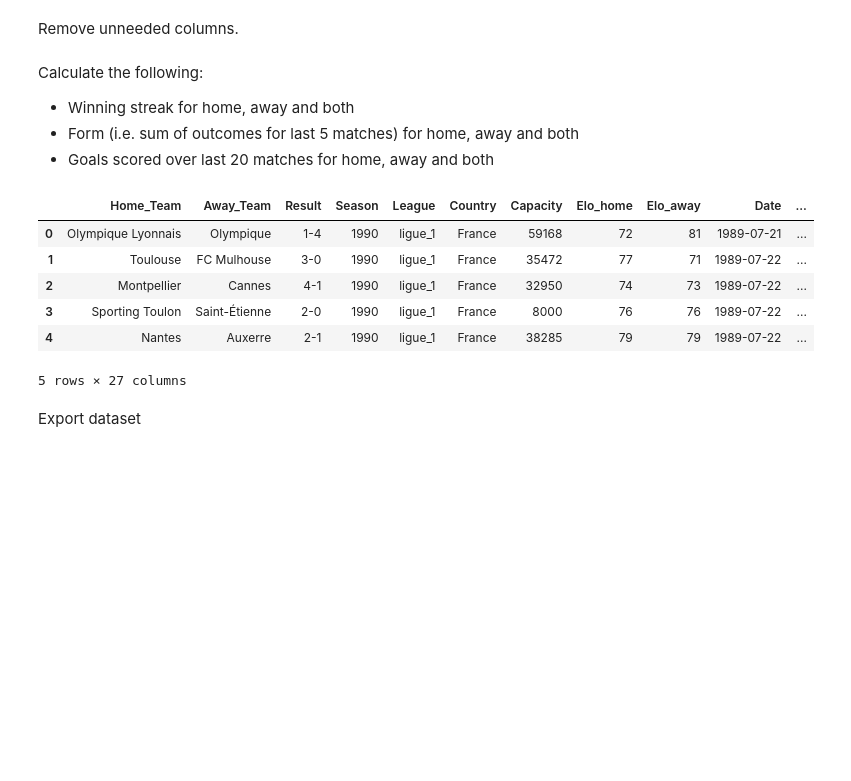
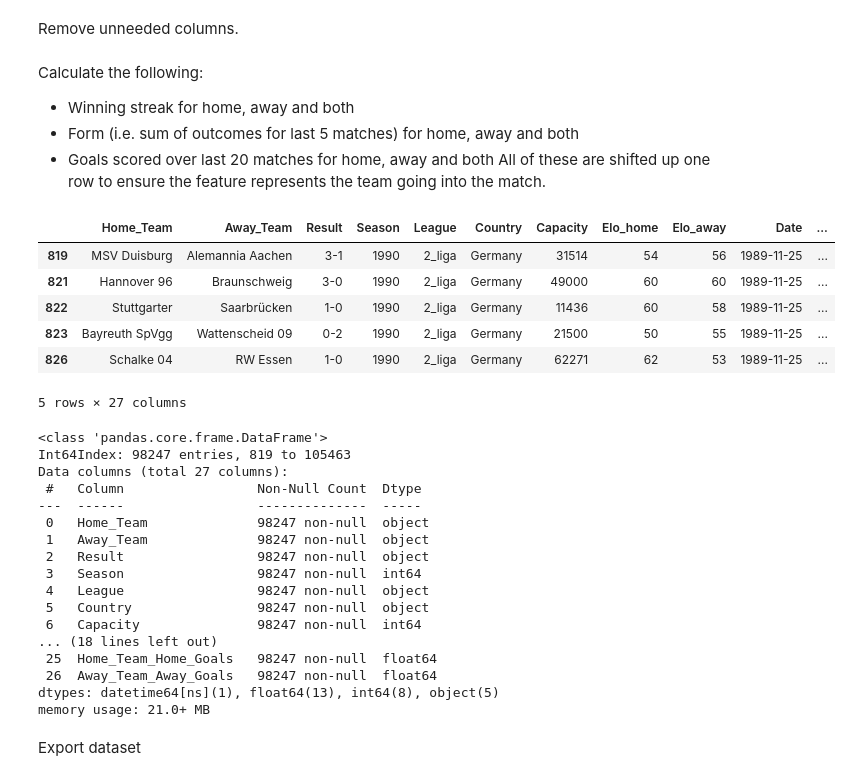
Before and after one commit to jonnysniper13/Football_Match_Outcome_Prediction, a Jupyter notebook: project/iii_feature_eng.ipynb, the cells around one changed output. Saved outputs shown, nothing was run; the diff lists cells and outputs as text; code cells hidden in the pictures; blank space fills up the shorter version.

Commit message:
Shifts form data and updates gitignore

```diff
--- a/project/iii_feature_eng.ipynb
+++ b/project/iii_feature_eng.ipynb
@@ -98,6 +99,7 @@ Calculate the following:
 - Winning streak for home, away and both
 - Form (i.e. sum of outcomes for last 5 matches) for home, away and both
 - Goals scored over last 20 matches for home, away and both
+All of these are shifted up one row to ensure the feature represents the team going into the match.
 # %%
 def get_streak(df, team):
     team_result_series = df['Outcome'].where(df['Home_Team'] == team, -df['Outcome'])
@@ -107,49 +109,80 @@ def get_streak(df, team):
 def get_form(df, team):
     period = 5
     team_result_series = df['Outcome'].where(df['Home_Team'] == team, -df['Outcome'])
     return team_result_series.rolling(period).sum()
 
 def get_goals(df, team, home, away):
     period = 10
     home_goal_series = df['Home_Goals'].where(df['Home_Team'] == team, 0).rolling(period).sum() / period
     away_goal_series = df['Away_Goals'].where(df['Away_Team'] == team, 0).rolling(period).sum() / period
     return home * home_goal_series + away * away_goal_series
 
 for team in set(df['Home_Team'].to_list()):
     f_mask = (df['Home_Team'] == team) | (df['Away_Team'] == team)
     h_mask = (df['Home_Team'] == team)
     a_mask = (df['Away_Team'] == team)
 
-    df.loc[f_mask, 'temp'] = get_streak(df[f_mask], team)
+    df.loc[f_mask, 'temp'] = get_streak(df[f_mask], team).shift()
     df.loc[h_mask, 'Home_Team_Streak'] = df.loc[h_mask, 'temp']
     df.loc[a_mask, 'Away_Team_Streak'] = df.loc[a_mask, 'temp']
 
-    df.loc[h_mask, 'Home_Team_Home_Streak'] = get_streak(df[h_mask], team)
-    df.loc[a_mask, 'Away_Team_Away_Streak'] = get_streak(df[a_mask], team)
+    df.loc[h_mask, 'Home_Team_Home_Streak'] = get_streak(df[h_mask], team).shift()
+    df.loc[a_mask, 'Away_Team_Away_Streak'] = get_streak(df[a_mask], team).shift()
 
-    df.loc[f_mask, 'temp'] = get_form(df[f_mask], team)
+    df.loc[f_mask, 'temp'] = get_form(df[f_mask], team).shift()
     df.loc[h_mask, 'Home_Team_Form'] = df.loc[h_mask, 'temp']
     df.loc[a_mask, 'Away_Team_Form'] = df.loc[a_mask, 'temp']
 
-    df.loc[h_mask, 'Home_Team_Home_Form'] = get_form(df[h_mask], team)
-    df.loc[a_mask, 'Away_Team_Away_Form'] = get_form(df[a_mask], team)
+    df.loc[h_mask, 'Home_Team_Home_Form'] = get_form(df[h_mask], team).shift()
+    df.loc[a_mask, 'Away_Team_Away_Form'] = get_form(df[a_mask], team).shift()
 
-    df.loc[f_mask, 'temp'] = get_goals(df[f_mask], team, home=1, away=1)
+    df.loc[f_mask, 'temp'] = get_goals(df[f_mask], team, home=1, away=1).shift()
     df.loc[h_mask, 'Home_Team_Goals'] = df.loc[h_mask, 'temp']
     df.loc[a_mask, 'Away_Team_Goals'] = df.loc[a_mask, 'temp']
 
-    df.loc[h_mask, 'Home_Team_Home_Goals'] = get_goals(df[h_mask], team, home=1, away=0)
-    df.loc[a_mask, 'Away_Team_Away_Goals'] = get_goals(df[a_mask], team, home=0, away=1)
+    df.loc[h_mask, 'Home_Team_Home_Goals'] = get_goals(df[h_mask], team, home=1, away=0).shift()
+    df.loc[a_mask, 'Away_Team_Away_Goals'] = get_goals(df[a_mask], team, home=0, away=1).shift()
 df.drop(['temp'], axis=1)
-df.head()
+df = df.dropna(axis=0, subset=[
+    'Home_Team_Streak',
+    'Away_Team_Streak',
+    'Home_Team_Home_Streak',
+    'Away_Team_Away_Streak',
+    'Home_Team_Form',
+    'Away_Team_Form',
+    'Home_Team_Home_Form',
+    'Away_Team_Away_Form',
+    'Home_Team_Goals',
+    'Away_Team_Goals',
+    'Home_Team_Home_Goals',
+    'Away_Team_Away_Goals'])
+display(df.head())
+df.info()
 # %% [output]
 |  | Home_Team | Away_Team | Result | Season | League | Country | Capacity | Elo_home | Elo_away | Date | ... |
-| 0 | Olympique Lyonnais | Olympique | 1-4 | 1990 | ligue_1 | France | 59168 | 72 | 81 | 1989-07-21 | ... |
-| 1 | Toulouse | FC Mulhouse | 3-0 | 1990 | ligue_1 | France | 35472 | 77 | 71 | 1989-07-22 | ... |
-| 2 | Montpellier | Cannes | 4-1 | 1990 | ligue_1 | France | 32950 | 74 | 73 | 1989-07-22 | ... |
-| 3 | Sporting Toulon | Saint-Étienne | 2-0 | 1990 | ligue_1 | France | 8000 | 76 | 76 | 1989-07-22 | ... |
-| 4 | Nantes | Auxerre | 2-1 | 1990 | ligue_1 | France | 38285 | 79 | 79 | 1989-07-22 | ... |
+| 819 | MSV Duisburg | Alemannia Aachen | 3-1 | 1990 | 2_liga | Germany | 31514 | 54 | 56 | 1989-11-25 | ... |
+| 821 | Hannover 96 | Braunschweig | 3-0 | 1990 | 2_liga | Germany | 49000 | 60 | 60 | 1989-11-25 | ... |
+| 822 | Stuttgarter | Saarbrücken | 1-0 | 1990 | 2_liga | Germany | 11436 | 60 | 58 | 1989-11-25 | ... |
+| 823 | Bayreuth SpVgg | Wattenscheid 09 | 0-2 | 1990 | 2_liga | Germany | 21500 | 50 | 55 | 1989-11-25 | ... |
+| 826 | Schalke 04 | RW Essen | 1-0 | 1990 | 2_liga | Germany | 62271 | 62 | 53 | 1989-11-25 | ... |
 5 rows × 27 columns
+<class 'pandas.core.frame.DataFrame'>
+Int64Index: 98247 entries, 819 to 105463
+Data columns (total 27 columns):
+ #   Column                 Non-Null Count  Dtype
+---  ------                 --------------  -----
+ 0   Home_Team              98247 non-null  object
+ 1   Away_Team              98247 non-null  object
+ 2   Result                 98247 non-null  object
+ 3   Season                 98247 non-null  int64
+ 4   League                 98247 non-null  object
+ 5   Country                98247 non-null  object
+ 6   Capacity               98247 non-null  int64
+... (18 lines left out)
+ 25  Home_Team_Home_Goals   98247 non-null  float64
+ 26  Away_Team_Away_Goals   98247 non-null  float64
+dtypes: datetime64[ns](1), float64(13), int64(8), object(5)
+memory usage: 21.0+ MB
 # %% [markdown]
 Export dataset
 # %%
```
Also changed, not shown: parts of 3 cells of this notebook, 2 other files.
